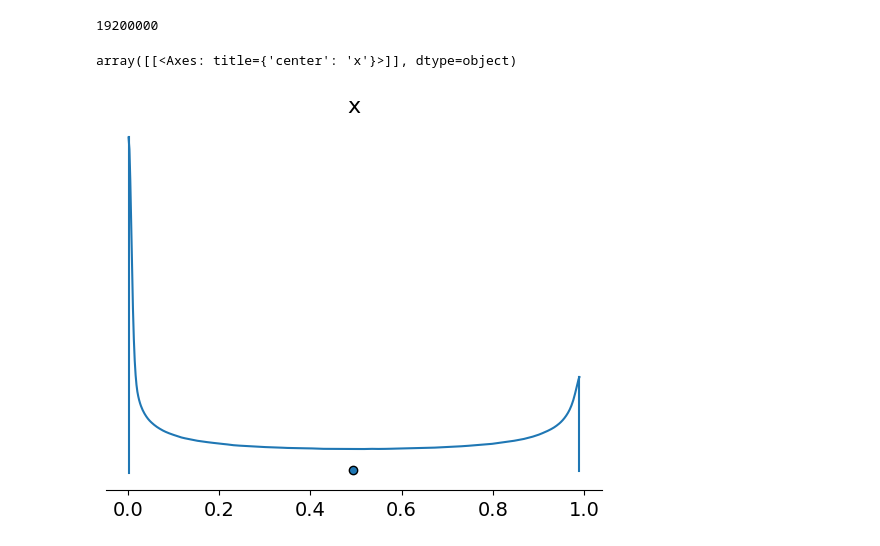
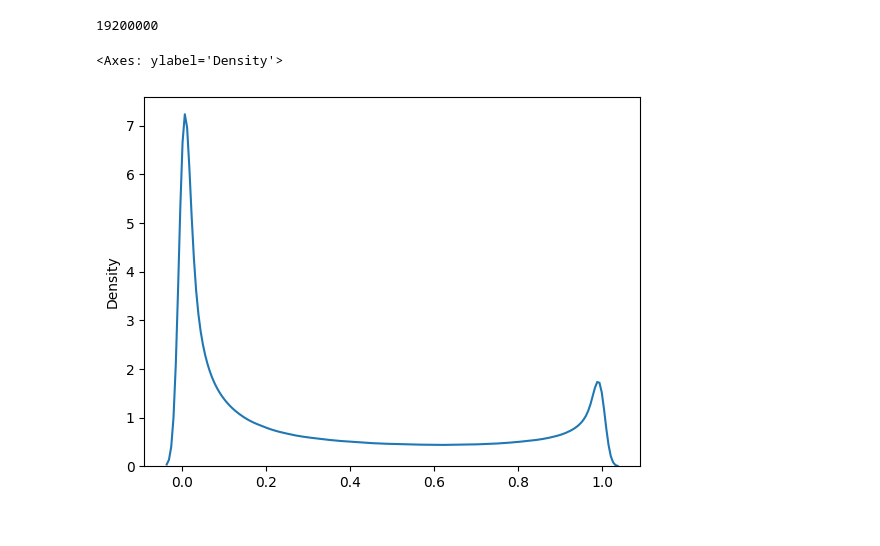
Before and after one commit to Grace0124/numpyro, a Jupyter notebook: horseshoe_prior_2.ipynb, the cells around one changed output. Saved outputs shown, nothing was run; the diff lists cells and outputs as text; code cells hidden in the pictures.

```diff
--- a/horseshoe_prior_2.ipynb
+++ b/horseshoe_prior_2.ipynb
@@ -85,7 +85,7 @@ def horseshoe_linear_model(tau, y=None, sigma=1):
     unscaled_betas = numpyro.sample("unscaled_betas", dist.Normal(0, 1).expand([n]))
     scaled_betas = numpyro.deterministic("betas", tau*lambdas*unscaled_betas)
 
-    kappas = numpyro.deterministic("kappas", 1 / (1+lambdas**2))
+    kappas = numpyro.deterministic("kappas", 1 / (1 + n * tau**2 * lambdas**2))
 
     numpyro.sample('y', dist.Normal(scaled_betas, sigma), obs=y)
 # %% [markdown]
@@ -199,9 +199,8 @@ kappas = np.ndarray.flatten(np.array(kappas))
 len(kappas)
 # %% [output]
 19200000
-# %%
-idata = az.convert_to_inference_data(kappas)
-az.plot_density(idata)
-# %% [output]
-array([[<Axes: title={'center': 'x'}>]], dtype=object)
-[figure, removed]
+# %%
+sns.kdeplot(kappas)
+# %% [output]
+<Axes: ylabel='Density'>
+[figure, added]
```
Also changed, not shown: parts of 2 cells of this notebook.
